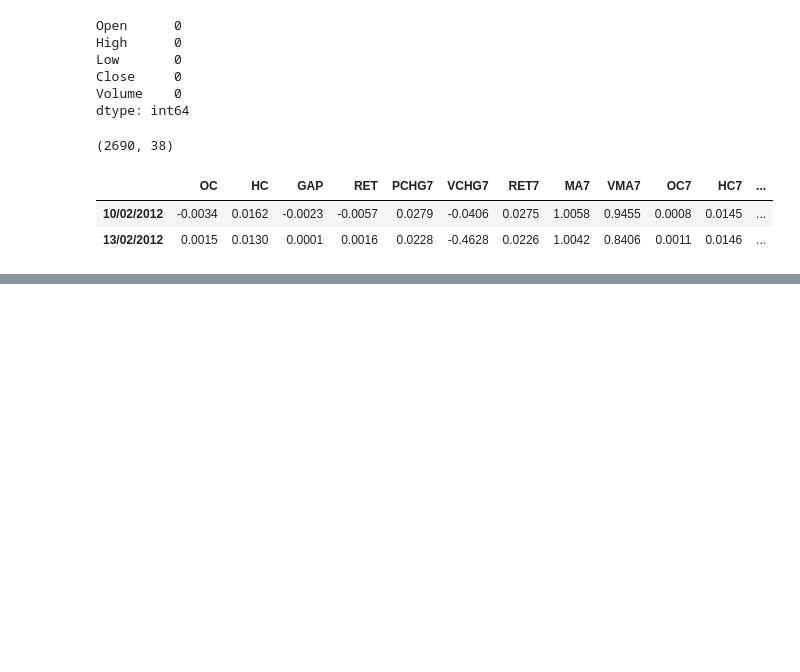
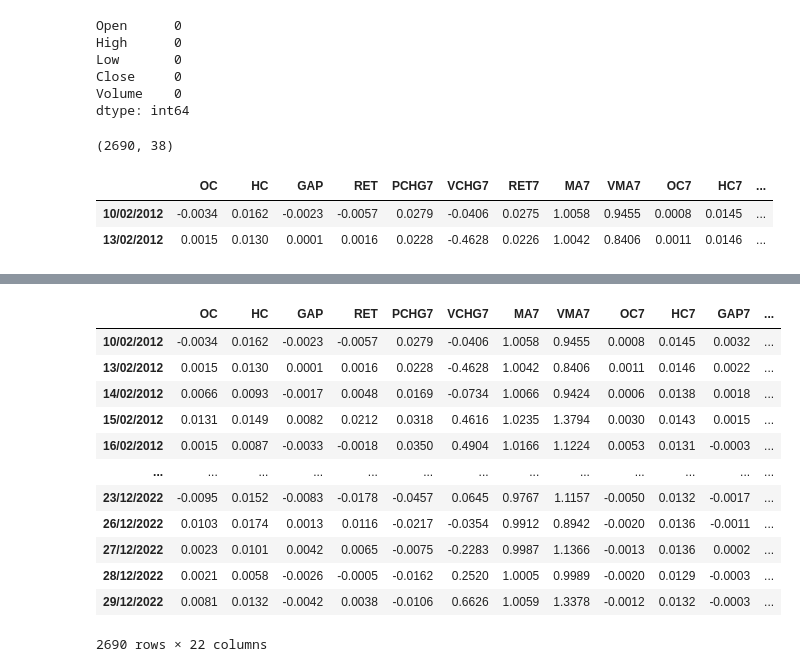
Before and after one commit to JoaoJungblut/QuantFinanceTraining, a Jupyter notebook: PythonLabs/pythonlab12.ipynb, the cells around one changed output, grey strips where cells are left out. Cells and saved outputs as stored; diff of their text form; code cells hidden in the pictures; blank space fills up the shorter version.

```diff
--- a/PythonLabs/pythonlab12.ipynb
+++ b/PythonLabs/pythonlab12.ipynb
@@ -104,0 +139,26 @@ df1.head(2)
+# %%
+# Total correlated features
+drop_correlated_features = correlated_features(df1)
+
+# Drop the highly correlated features
+X = df1.drop(drop_correlated_features, axis=1)
+
+# Record feature names
+feature_names = X.columns
+
+# Display the new features set
+X
+# %% [output]
+|  | OC | HC | GAP | RET | PCHG7 | VCHG7 | MA7 | VMA7 | OC7 | HC7 | GAP7 | ... |
+| 10/02/2012 | -0.0034 | 0.0162 | -0.0023 | -0.0057 | 0.0279 | -0.0406 | 1.0058 | 0.9455 | 0.0008 | 0.0145 | 0.0032 | ... |
+| 13/02/2012 | 0.0015 | 0.0130 | 0.0001 | 0.0016 | 0.0228 | -0.4628 | 1.0042 | 0.8406 | 0.0011 | 0.0146 | 0.0022 | ... |
+| 14/02/2012 | 0.0066 | 0.0093 | -0.0017 | 0.0048 | 0.0169 | -0.0734 | 1.0066 | 0.9424 | 0.0006 | 0.0138 | 0.0018 | ... |
+| 15/02/2012 | 0.0131 | 0.0149 | 0.0082 | 0.0212 | 0.0318 | 0.4616 | 1.0235 | 1.3794 | 0.0030 | 0.0143 | 0.0015 | ... |
+| 16/02/2012 | 0.0015 | 0.0087 | -0.0033 | -0.0018 | 0.0350 | 0.4904 | 1.0166 | 1.1224 | 0.0053 | 0.0131 | -0.0003 | ... |
+| ... | ... | ... | ... | ... | ... | ... | ... | ... | ... | ... | ... | ... |
+| 23/12/2022 | -0.0095 | 0.0152 | -0.0083 | -0.0178 | -0.0457 | 0.0645 | 0.9767 | 1.1157 | -0.0050 | 0.0132 | -0.0017 | ... |
+| 26/12/2022 | 0.0103 | 0.0174 | 0.0013 | 0.0116 | -0.0217 | -0.0354 | 0.9912 | 0.8942 | -0.0020 | 0.0136 | -0.0011 | ... |
+| 27/12/2022 | 0.0023 | 0.0101 | 0.0042 | 0.0065 | -0.0075 | -0.2283 | 0.9987 | 1.1366 | -0.0013 | 0.0136 | 0.0002 | ... |
+| 28/12/2022 | 0.0021 | 0.0058 | -0.0026 | -0.0005 | -0.0162 | 0.2520 | 1.0005 | 0.9989 | -0.0020 | 0.0129 | -0.0003 | ... |
+| 29/12/2022 | 0.0081 | 0.0132 | -0.0042 | 0.0038 | -0.0106 | 0.6626 | 1.0059 | 1.3378 | -0.0012 | 0.0132 | -0.0003 | ... |
+2690 rows × 22 columns
```
Also changed, not shown: parts of 5 cells of this notebook.
